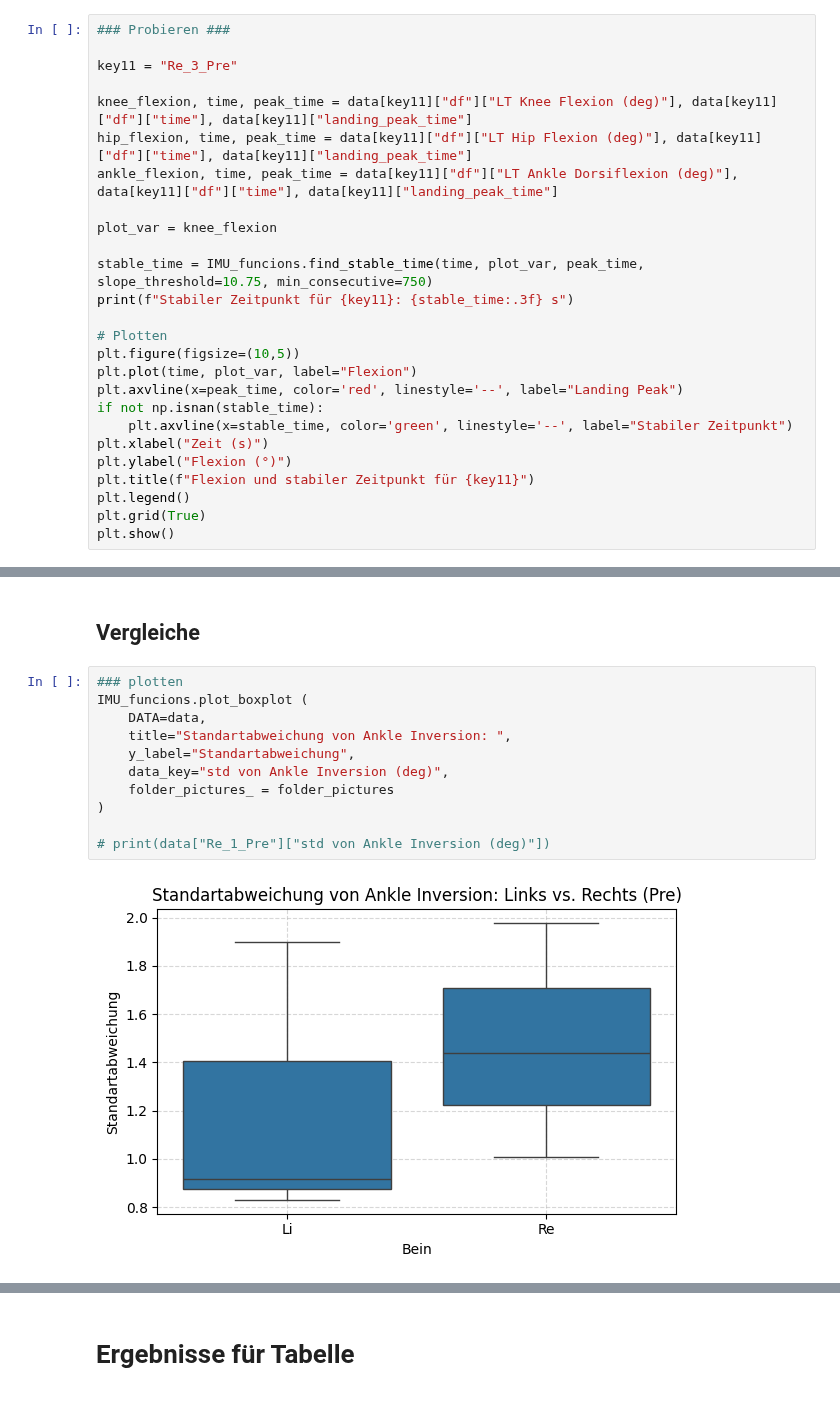
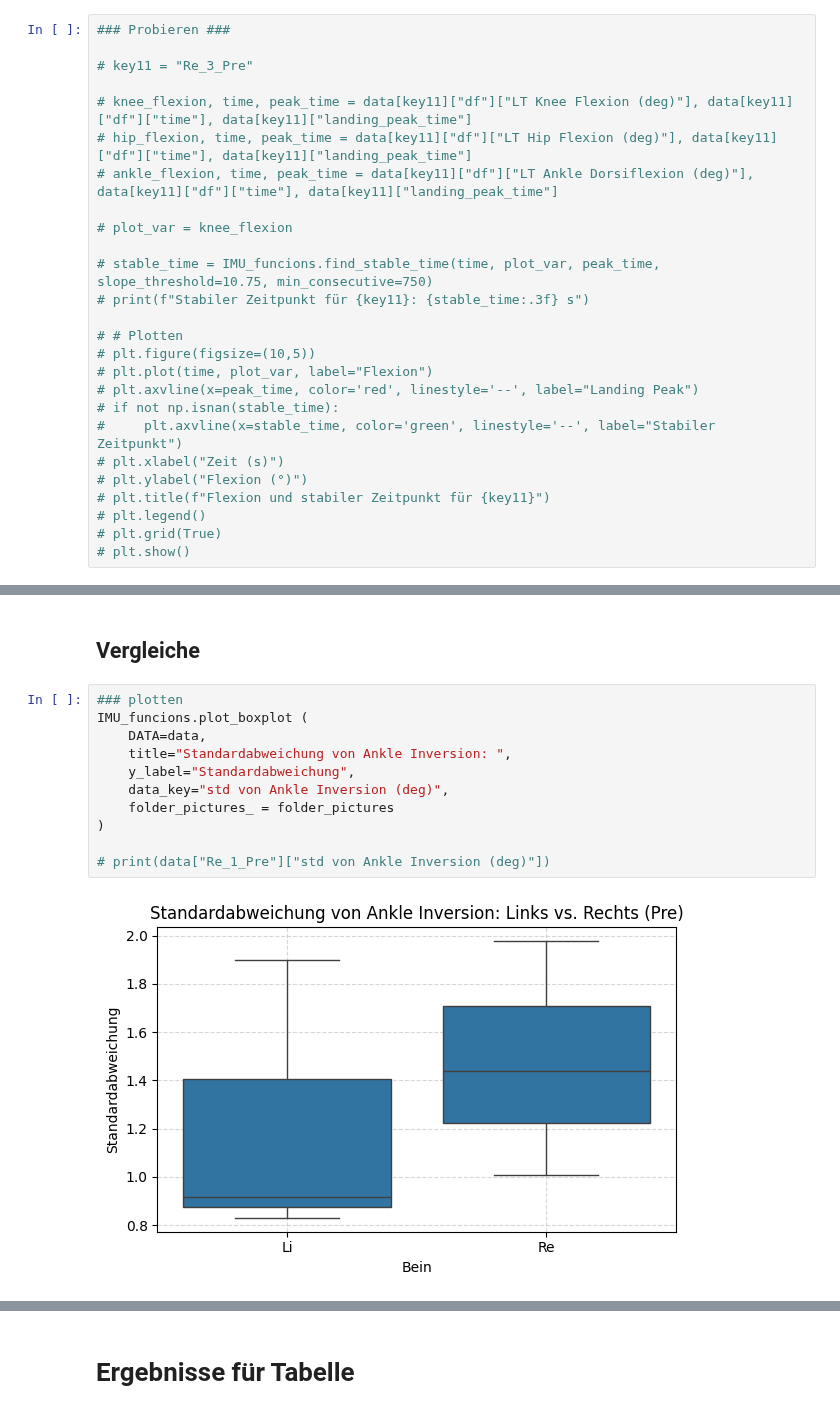
Before and after one commit to TillSchroeter/BewA_Stability, a Jupyter notebook: IMU_Auswertung_A.ipynb, the cells around one changed output, grey strips where cells are left out. Saved outputs shown, nothing was run; the diff lists cells and outputs as text.

```diff
--- a/IMU_Auswertung_A.ipynb
+++ b/IMU_Auswertung_A.ipynb
@@ -172,26 +171,26 @@ Stabiler Zeitpunkt für Re_3_Post (RT Ankle Dorsiflexion (deg)): 2.456 s
 # %%
 ### Probieren ###
 
-key11 = "Re_3_Pre"
+# key11 = "Re_3_Pre"
 
-knee_flexion, time, peak_time = data[key11]["df"]["LT Knee Flexion (deg)"], data[key11]["df"]["time"], data[key11]["landing_peak_time"]
-hip_flexion, time, peak_time = data[key11]["df"]["LT Hip Flexion (deg)"], data[key11]["df"]["time"], data[key11]["landing_peak_time"]
-ankle_flexion, time, peak_time = data[key11]["df"]["LT Ankle Dorsiflexion (deg)"], data[key11]["df"]["time"], data[key11]["landing_peak_time"]
+# knee_flexion, time, peak_time = data[key11]["df"]["LT Knee Flexion (deg)"], data[key11]["df"]["time"], data[key11]["landing_peak_time"]
+# hip_flexion, time, peak_time = data[key11]["df"]["LT Hip Flexion (deg)"], data[key11]["df"]["time"], data[key11]["landing_peak_time"]
+# ankle_flexion, time, peak_time = data[key11]["df"]["LT Ankle Dorsiflexion (deg)"], data[key11]["df"]["time"], data[key11]["landing_peak_time"]
 
-plot_var = knee_flexion
+# plot_var = knee_flexion
 
-stable_time = IMU_funcions.find_stable_time(time, plot_var, peak_time, slope_threshold=10.75, min_consecutive=750)
-print(f"Stabiler Zeitpunkt für {key11}: {stable_time:.3f} s")
+# stable_time = IMU_funcions.find_stable_time(time, plot_var, peak_time, slope_threshold=10.75, min_consecutive=750)
+# print(f"Stabiler Zeitpunkt für {key11}: {stable_time:.3f} s")
 
-# Plotten
-plt.figure(figsize=(10,5))
-plt.plot(time, plot_var, label="Flexion")
-plt.axvline(x=peak_time, color='red', linestyle='--', label="Landing Peak")
-if not np.isnan(stable_time):
-    plt.axvline(x=stable_time, color='green', linestyle='--', label="Stabiler Zeitpunkt")
-plt.xlabel("Zeit (s)")
-plt.ylabel("Flexion (°)")
-plt.title(f"Flexion und stabiler Zeitpunkt für {key11}")
-plt.legend()
-plt.grid(True)
-plt.show()
+# # Plotten
+# plt.figure(figsize=(10,5))
+# plt.plot(time, plot_var, label="Flexion")
+# plt.axvline(x=peak_time, color='red', linestyle='--', label="Landing Peak")
+# if not np.isnan(stable_time):
+#     plt.axvline(x=stable_time, color='green', linestyle='--', label="Stabiler Zeitpunkt")
+# plt.xlabel("Zeit (s)")
+# plt.ylabel("Flexion (°)")
+# plt.title(f"Flexion und stabiler Zeitpunkt für {key11}")
+# plt.legend()
+# plt.grid(True)
+# plt.show()
@@ -482,15 +479,15 @@ Standardabweichung für Ankle Dorsiflexion von Re_3_Post: 1.017
 # %%
 ### plotten
 IMU_funcions.plot_boxplot (
     DATA=data,
-    title="Standartabweichung von Ankle Inversion: ",
-    y_label="Standartabweichung",
+    title="Standardabweichung von Ankle Inversion: ",
+    y_label="Standardabweichung",
     data_key="std von Ankle Inversion (deg)",
     folder_pictures_ = folder_pictures
 )
 
 # print(data["Re_1_Pre"]["std von Ankle Inversion (deg)"])
 # %% [output]
-[figure, old version]
+[figure, new version]
 [figure]
 [figure]
```
Also changed, not shown: parts of 8 cells of this notebook, 49 other files.
